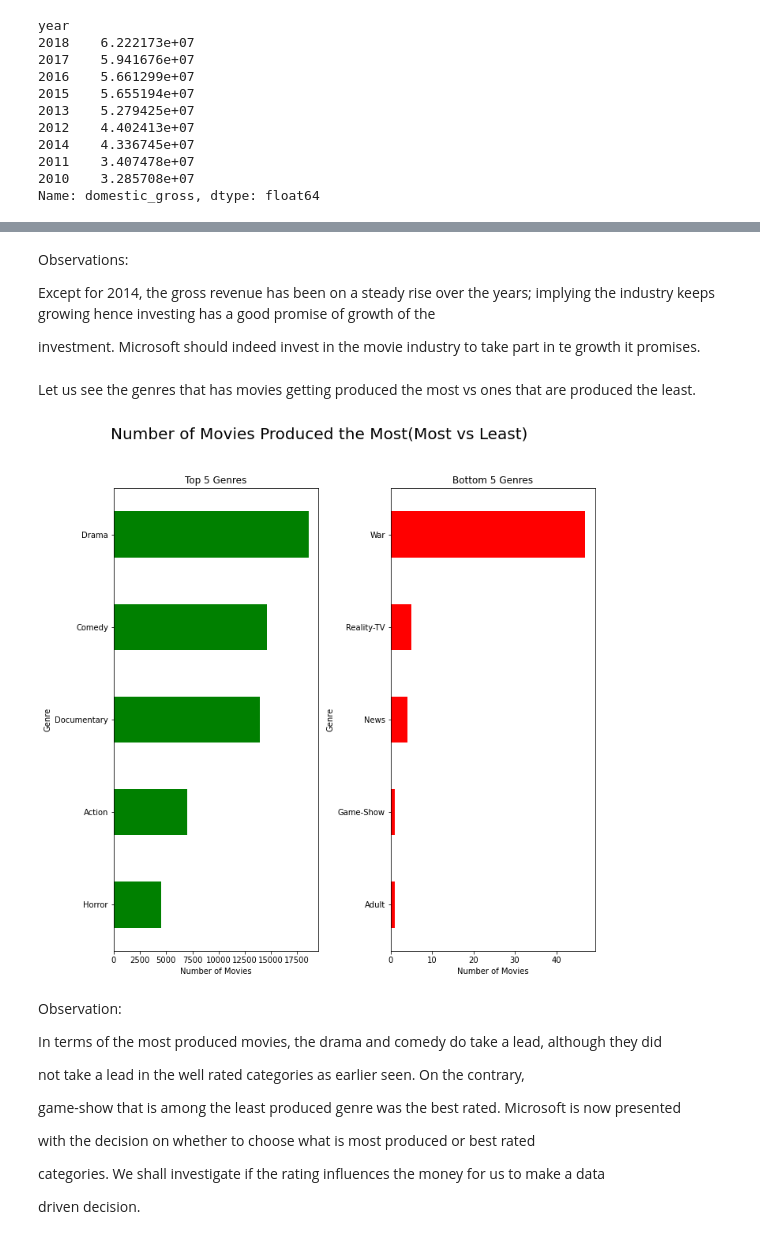
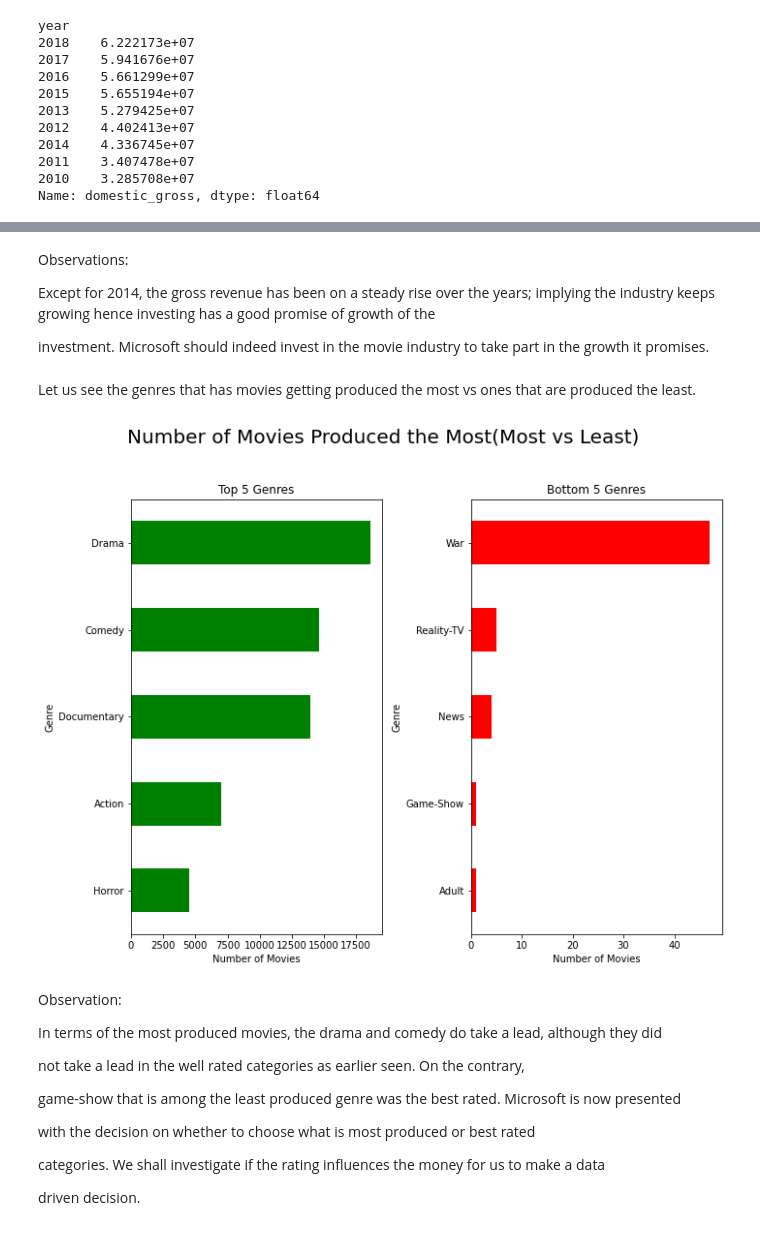
Before and after one commit to Moringa-Projects/Microsoft-Movies-Analysis-G4, a Jupyter notebook: ms_movies.ipynb, the cells around one changed output, grey strips where cells are left out. Saved outputs shown, nothing was run; the diff lists cells and outputs as text; code cells hidden in the pictures.

```diff
--- a/ms_movies.ipynb
+++ b/ms_movies.ipynb
@@ -741,36 +738,36 @@ Observations:
 
 Except for 2014, the gross revenue has been on a steady rise over the years; implying the industry keeps growing hence investing has a good promise of growth of the
 
-investment. Microsoft should indeed invest in the movie industry to take part in te growth it promises.
+investment. Microsoft should indeed invest in the movie industry to take part in the growth it promises.
 # %% [markdown]
 Let us see the genres that has movies getting produced the most vs ones that are produced the least.
 # %%
 
 movie_df['genres'].unique()
 genre_counts= movie_df['genres'].value_counts() #drama has most count
 top_genres = genre_counts.head(5).sort_values(ascending=True)
 bottom_genres = genre_counts.tail(5).sort_values(ascending=True)
 
-fig, axes = plt.subplots(1, 2, figsize=(10,10))
+fig, axes = plt.subplots(1, 2, figsize=(10,8))
 #Most movies
 top_genres.plot(kind='barh', ax=axes[0], color='green')
 axes[0].set_title('Top 5 Genres')
 axes[0].set_xlabel('Number of Movies')
 axes[0].set_ylabel('Genre')
 
 #Least movies
 bottom_genres.plot(kind='barh', ax=axes[1], color='red')
 axes[1].set_title('Bottom 5 Genres')
 axes[1].set_xlabel('Number of Movies')
 axes[1].set_ylabel('Genre')
 
 # Main title
 fig.suptitle('Number of Movies Produced the Most(Most vs Least)', fontsize=20)
 
 plt.tight_layout(rect=[0, 0, 1, 0.95])
 plt.show()
 # %% [output]
-[figure, old version]
+[figure, new version]
 # %% [markdown]
 
 Observation:
```
Also changed, not shown: parts of 7 cells of this notebook.
